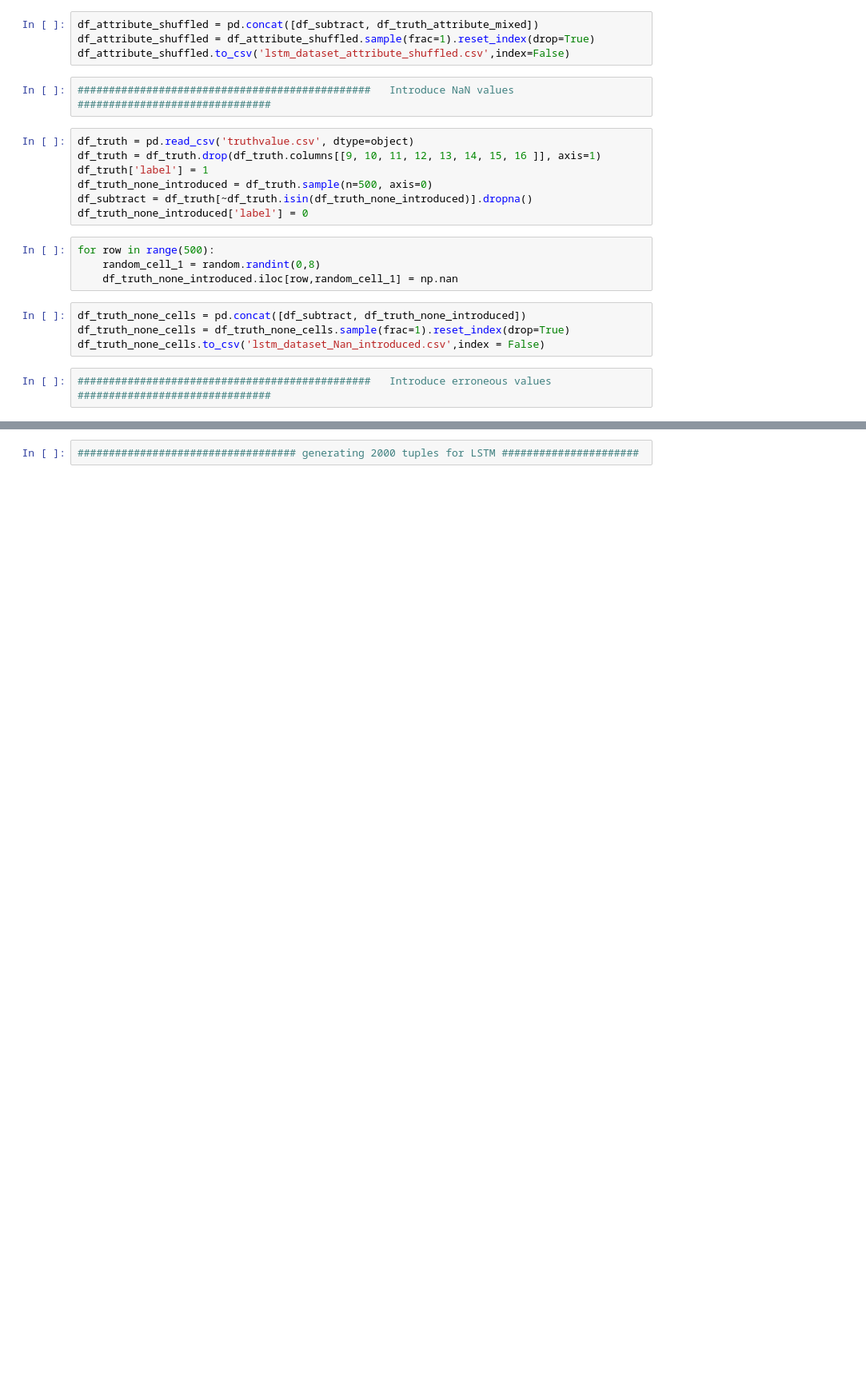
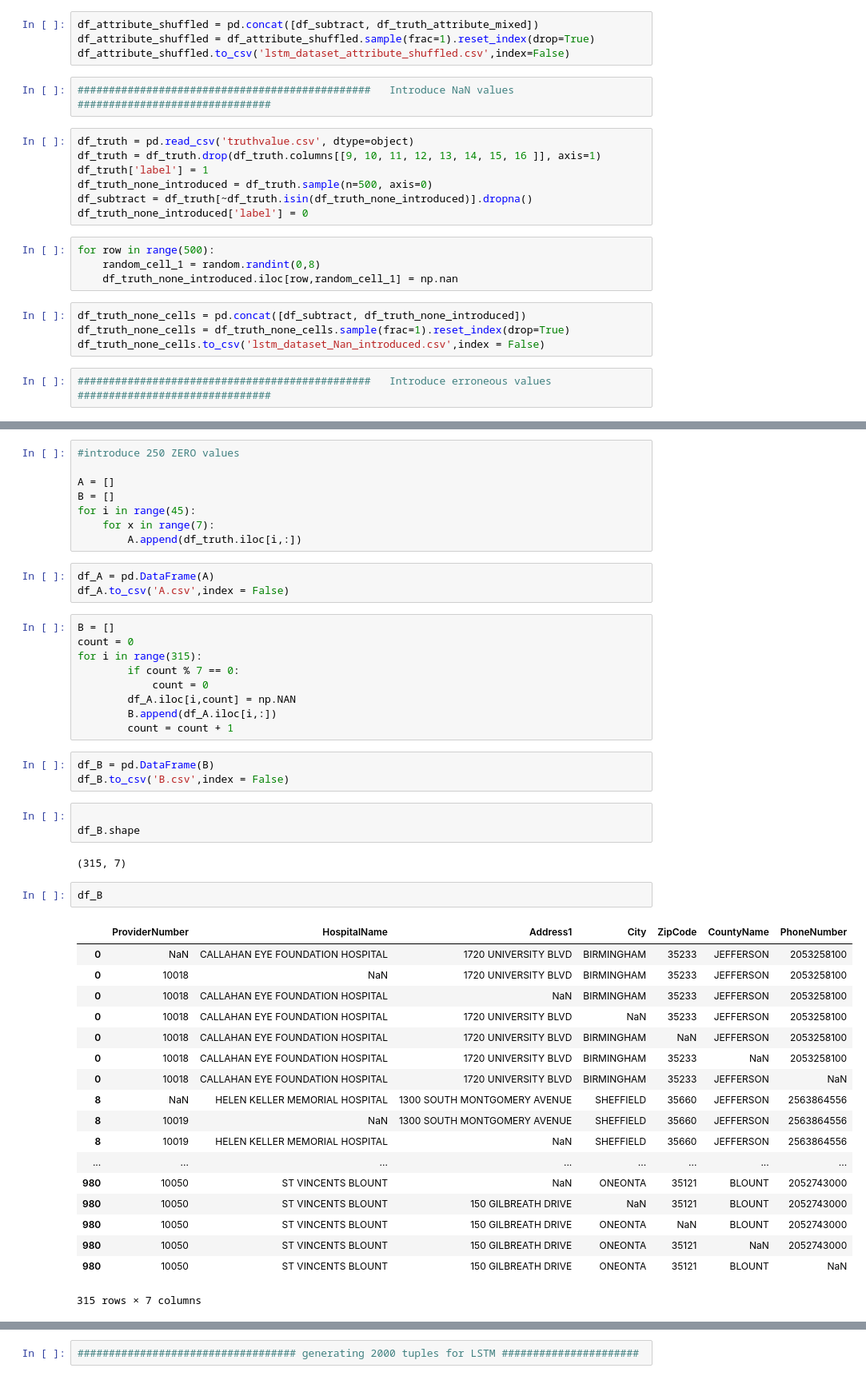
Before and after one commit to yogeshchellappa/recordEmbedding, a Jupyter notebook: Synthetic Data Generator.ipynb, the cells around one changed output, grey strips where cells are left out. Shown at 80% size. Drawn from its saved outputs; the diff is of its cells as text; blank space fills up the shorter version.

```diff
--- a/Synthetic Data Generator.ipynb
+++ b/Synthetic Data Generator.ipynb
@@ -71 +97,50 @@ combined_hosp = list(zip(provider, hospital, address, city, state, zipcode, coun
+# %%
+#introduce 250 ZERO values
+
+A = []
+B = []
+for i in range(45):
+    for x in range(7):
+        A.append(df_truth.iloc[i,:])
+# %%
+df_A = pd.DataFrame(A)
+df_A.to_csv('A.csv',index = False)
+# %%
+B = []
+count = 0
+for i in range(315):
+        if count % 7 == 0:
+            count = 0
+        df_A.iloc[i,count] = np.NAN
+        B.append(df_A.iloc[i,:])
+        count = count + 1
+# %%
+df_B = pd.DataFrame(B)
+df_B.to_csv('B.csv',index = False)
+# %%
+
+df_B.shape
+# %% [output]
+(315, 7)
+# %%
+df_B
+# %% [output]
+|  | ProviderNumber | HospitalName | Address1 | City | ZipCode | CountyName | PhoneNumber |
+| 0 | NaN | CALLAHAN EYE FOUNDATION HOSPITAL | 1720 UNIVERSITY BLVD | BIRMINGHAM | 35233 | JEFFERSON | 2053258100 |
+| 0 | 10018 | NaN | 1720 UNIVERSITY BLVD | BIRMINGHAM | 35233 | JEFFERSON | 2053258100 |
+| 0 | 10018 | CALLAHAN EYE FOUNDATION HOSPITAL | NaN | BIRMINGHAM | 35233 | JEFFERSON | 2053258100 |
+| 0 | 10018 | CALLAHAN EYE FOUNDATION HOSPITAL | 1720 UNIVERSITY BLVD | NaN | 35233 | JEFFERSON | 2053258100 |
+| 0 | 10018 | CALLAHAN EYE FOUNDATION HOSPITAL | 1720 UNIVERSITY BLVD | BIRMINGHAM | NaN | JEFFERSON | 2053258100 |
+| 0 | 10018 | CALLAHAN EYE FOUNDATION HOSPITAL | 1720 UNIVERSITY BLVD | BIRMINGHAM | 35233 | NaN | 2053258100 |
+| 0 | 10018 | CALLAHAN EYE FOUNDATION HOSPITAL | 1720 UNIVERSITY BLVD | BIRMINGHAM | 35233 | JEFFERSON | NaN |
+| 8 | NaN | HELEN KELLER MEMORIAL HOSPITAL | 1300 SOUTH MONTGOMERY AVENUE | SHEFFIELD | 35660 | JEFFERSON | 2563864556 |
+| 8 | 10019 | NaN | 1300 SOUTH MONTGOMERY AVENUE | SHEFFIELD | 35660 | JEFFERSON | 2563864556 |
+| 8 | 10019 | HELEN KELLER MEMORIAL HOSPITAL | NaN | SHEFFIELD | 35660 | JEFFERSON | 2563864556 |
+| ... | ... | ... | ... | ... | ... | ... | ... |
+| 980 | 10050 | ST VINCENTS BLOUNT | NaN | ONEONTA | 35121 | BLOUNT | 2052743000 |
+| 980 | 10050 | ST VINCENTS BLOUNT | 150 GILBREATH DRIVE | NaN | 35121 | BLOUNT | 2052743000 |
+| 980 | 10050 | ST VINCENTS BLOUNT | 150 GILBREATH DRIVE | ONEONTA | NaN | BLOUNT | 2052743000 |
+| 980 | 10050 | ST VINCENTS BLOUNT | 150 GILBREATH DRIVE | ONEONTA | 35121 | NaN | 2052743000 |
+| 980 | 10050 | ST VINCENTS BLOUNT | 150 GILBREATH DRIVE | ONEONTA | 35121 | BLOUNT | NaN |
+315 rows × 7 columns
 # %%
```
Also changed, not shown: parts of 33 cells of this notebook.
